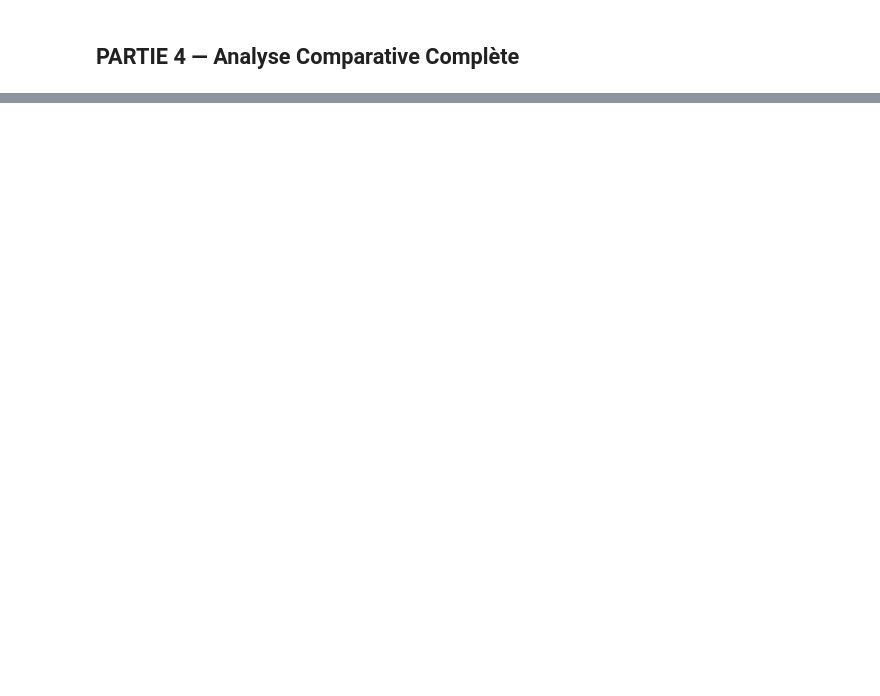
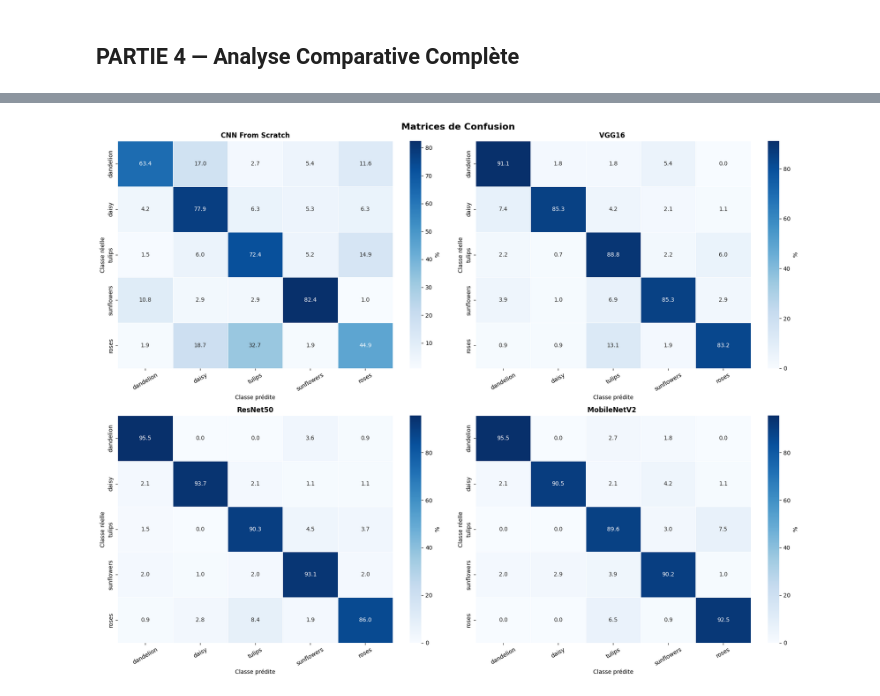
Before and after one commit to aitoufkir-khadija2004/Transfer-Learning---tf_flowers, a Jupyter notebook: Transfer_Learning_Fixed.ipynb, the cells around one changed output, grey strips where cells are left out. Cells and saved outputs as stored; diff of their text form; code cells hidden in the pictures; blank space fills up the shorter version.

Commit message:
modification finale - comparaison des métriques

```diff
--- a/Transfer_Learning_Fixed.ipynb
+++ b/Transfer_Learning_Fixed.ipynb
@@ -431,9 +546,9 @@ print(f"   Fine-Tuning        : {max(history_finetune.history['val_accuracy'])*1
 # evaluation sur le test set
 model_configs = [
     (scratch_model,   "CNN From Scratch"),
-    (vgg_model,       "VGG16 (Feature Extraction)"),
-    (resnet_model,    "ResNet50 (Fine-Tuned)"),
-    (mobilenet_model, "MobileNetV2 (Feature Extraction)")
+    (vgg_model,       "VGG16 "),
+    (resnet_model,    "ResNet50"),
+    (mobilenet_model, "MobileNetV2 ")
 ]
 
 results_list = []
@@ -449,10 +564,7 @@ for model, name in model_configs:
     f1   = f1_score(y_true, y_pred, average='weighted')
 
     results_list.append({'Modèle': name, 'Accuracy': acc, 'Precision': prec, 'Recall': rec, 'F1-Score': f1})
-    print(f"✅ {name} évalué")
+    print(f"{name} évalué")
 
 results_df = pd.DataFrame(results_list).set_index('Modèle')
-print("\n" + "="*70)
-print("TABLEAU COMPARATIF — Métriques sur le Test Set")
-print("="*70)
 print(results_df.applymap(lambda x: f"{x*100:.2f}%").to_string())
@@ -489,22 +629,24 @@ plt.show()
 # %%
-# ── Matrices de confusion — 4 modèles ───────────────────────────────────────
+# Matrices de confusion
 fig, axes = plt.subplots(2, 2, figsize=(18, 14))
 axes = axes.flatten()
 
 for idx, (name, (y_true, y_pred)) in enumerate(predictions_dict.items()):
     cm = confusion_matrix(y_true, y_pred)
     cm_pct = cm.astype('float') / cm.sum(axis=1)[:, np.newaxis] * 100
 
     sns.heatmap(cm_pct, annot=True, fmt='.1f', cmap='Blues',
                 xticklabels=CLASS_NAMES, yticklabels=CLASS_NAMES,
                 ax=axes[idx], linewidths=0.5,
                 cbar_kws={'label': '%'})
     axes[idx].set_title(name, fontsize=12, fontweight='bold')
     axes[idx].set_xlabel('Classe prédite')
     axes[idx].set_ylabel('Classe réelle')
     axes[idx].tick_params(axis='x', rotation=30)
 
-plt.suptitle('Matrices de Confusion (% par ligne) — Test Set', fontsize=16, fontweight='bold')
+plt.suptitle('Matrices de Confusion ', fontsize=16, fontweight='bold')
 plt.tight_layout()
 plt.show()
+# %% [output]
+[figure, added]
 # %%
```
Also changed, not shown: parts of 17 cells of this notebook.
